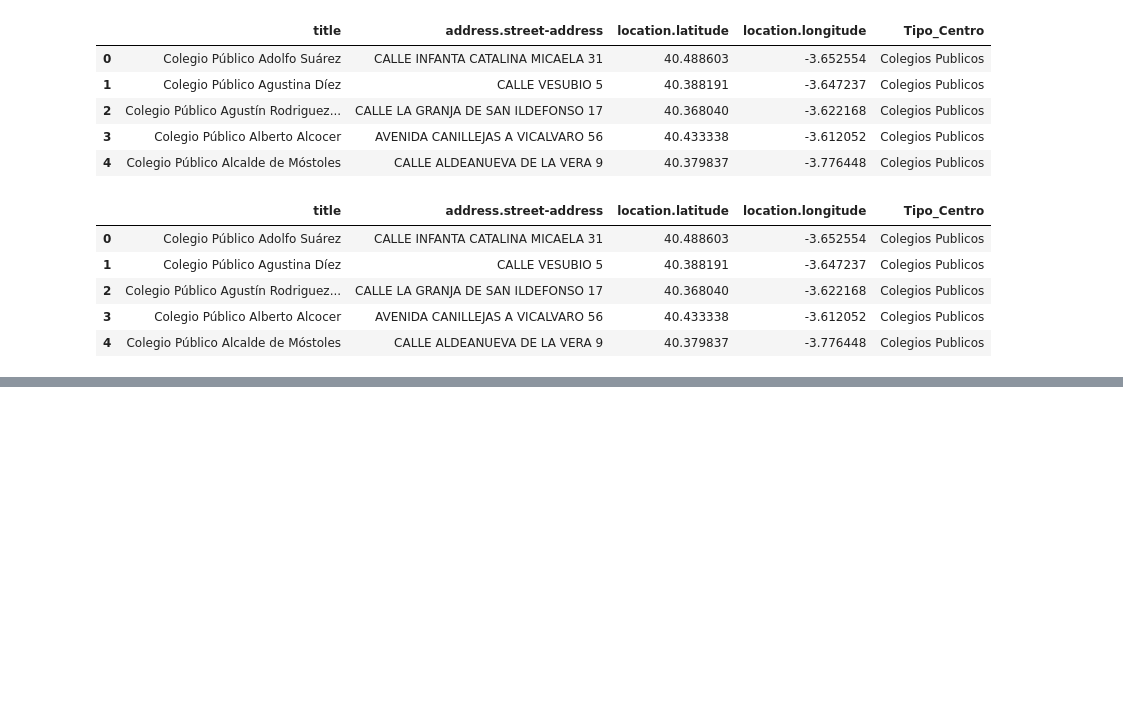
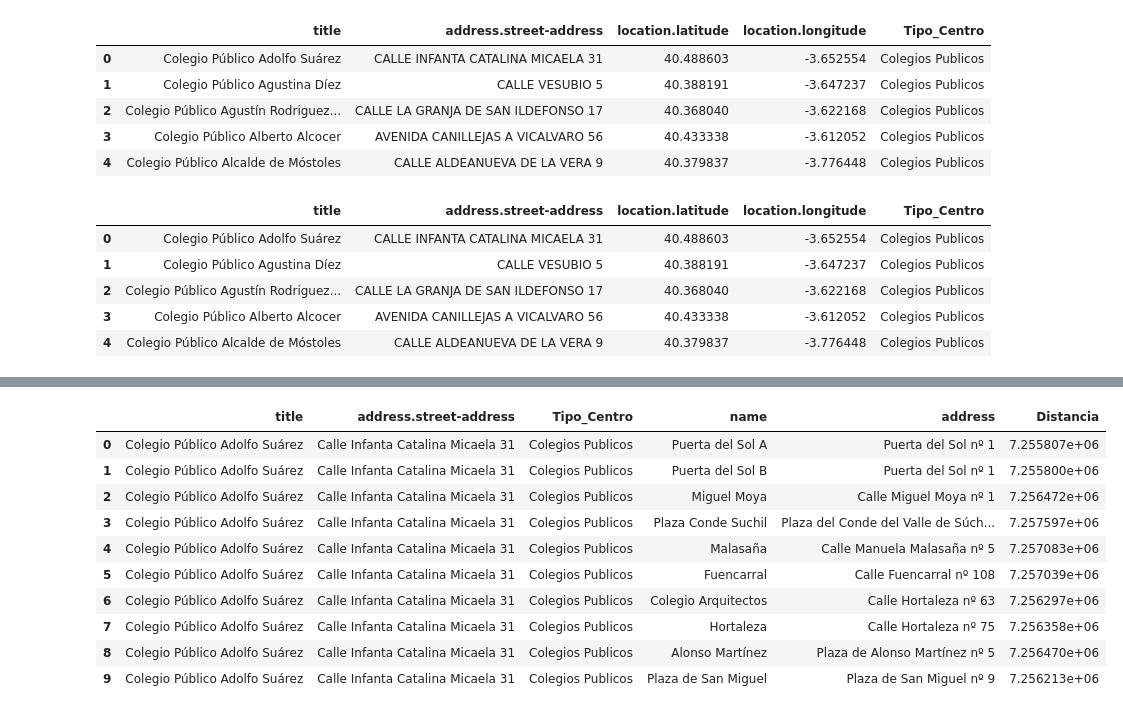
Before and after one commit to napoleonthevitzla/ih_datamadpt1121_project_m1, a Jupyter notebook: Notebook/PseudoCode_projecto_IH_M1.ipynb, the cells around one changed output, grey strips where cells are left out. Saved outputs shown, nothing was run; the diff lists cells and outputs as text; code cells hidden in the pictures; blank space fills up the shorter version.

```diff
--- a/Notebook/PseudoCode_projecto_IH_M1.ipynb
+++ b/Notebook/PseudoCode_projecto_IH_M1.ipynb
@@ -206,0 +229,4 @@ len(bicimad_data)
+# %%
+## Unimos los dataset
+
+dataset = pd.merge(ayuntamiento_data,bicimad_data,how="cross")
@@ -206,0 +239,21 @@ len(bicimad_data)
+# %%
+#Limpiamos las columnas que no necesitamos:
+
+dataset = dataset.drop(['lat_start','long_start', 'long_finish', 'lat_finish' ], axis='columns')
+# %%
+#Limpiamos las columnas que no necesitamos:(PUNTO A)
+dataset = dataset.drop(['PUNTO A','PUNTO B'], axis='columns')
+# %%
+dataset.head(10)
+# %% [output]
+|  | title | address.street-address | Tipo_Centro | name | address | Distancia |
+| 0 | Colegio Público Adolfo Suárez | Calle Infanta Catalina Micaela 31 | Colegios Publicos | Puerta del Sol A | Puerta del Sol nº 1 | 7.255807e+06 |
+| 1 | Colegio Público Adolfo Suárez | Calle Infanta Catalina Micaela 31 | Colegios Publicos | Puerta del Sol B | Puerta del Sol nº 1 | 7.255800e+06 |
+| 2 | Colegio Público Adolfo Suárez | Calle Infanta Catalina Micaela 31 | Colegios Publicos | Miguel Moya | Calle Miguel Moya nº 1 | 7.256472e+06 |
+| 3 | Colegio Público Adolfo Suárez | Calle Infanta Catalina Micaela 31 | Colegios Publicos | Plaza Conde Suchil | Plaza del Conde del Valle de Súch... | 7.257597e+06 |
+| 4 | Colegio Público Adolfo Suárez | Calle Infanta Catalina Micaela 31 | Colegios Publicos | Malasaña | Calle Manuela Malasaña nº 5 | 7.257083e+06 |
+| 5 | Colegio Público Adolfo Suárez | Calle Infanta Catalina Micaela 31 | Colegios Publicos | Fuencarral | Calle Fuencarral nº 108 | 7.257039e+06 |
+| 6 | Colegio Público Adolfo Suárez | Calle Infanta Catalina Micaela 31 | Colegios Publicos | Colegio Arquitectos | Calle Hortaleza nº 63 | 7.256297e+06 |
+| 7 | Colegio Público Adolfo Suárez | Calle Infanta Catalina Micaela 31 | Colegios Publicos | Hortaleza | Calle Hortaleza nº 75 | 7.256358e+06 |
+| 8 | Colegio Público Adolfo Suárez | Calle Infanta Catalina Micaela 31 | Colegios Publicos | Alonso Martínez | Plaza de Alonso Martínez nº 5 | 7.256470e+06 |
+| 9 | Colegio Público Adolfo Suárez | Calle Infanta Catalina Micaela 31 | Colegios Publicos | Plaza de San Miguel | Plaza de San Miguel nº 9 | 7.256213e+06 |
```
Also changed, not shown: parts of 17 cells of this notebook.
